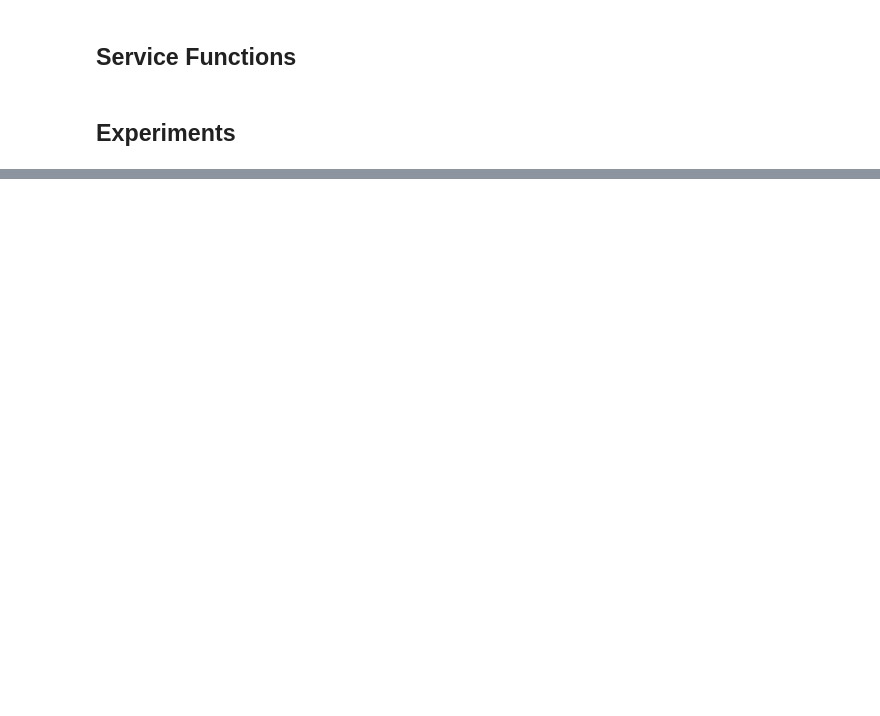
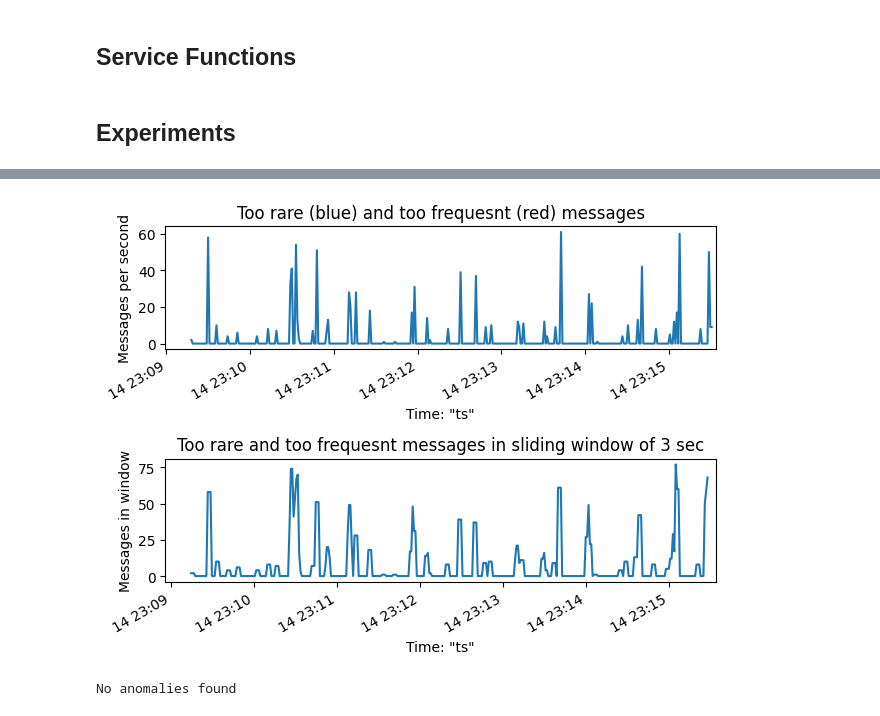
Before and after one commit to smartdeltanetrd/smartdelta-ml-research, a Jupyter notebook: usecase_c_anomaly_detection.ipynb, the cells around one changed output, grey strips where cells are left out. Cells and saved outputs as stored; diff of their text form; code cells hidden in the pictures; blank space fills up the shorter version.

```diff
--- a/usecase_c_anomaly_detection.ipynb
+++ b/usecase_c_anomaly_detection.ipynb
@@ -111,0 +216,19 @@ if len(too_freq_list) > 0:
+# %%
+def gen_data_and_report_result(noise):
+    msg_secs = np.cumsum(noise)
+    msg_times = [datetime.datetime.now() + datetime.timedelta(seconds=msg_sec) for msg_sec in msg_secs]
+
+    gen_logs_dict = []
+    for msg_time in msg_times:
+        gen_logs_dict.append({'data': None, 'ts': msg_time.strftime('%Y-%m-%dT%H:%M:%S.%fZ')})
+
+    report_anomalies(gen_logs_dict, 'ts', WIN_SIZE_SEC)
+# %%
+N_PTS = 1000
+# %%
+noise = np.random.normal(loc=-8*WIN_SIZE_SEC, scale=5*WIN_SIZE_SEC, size=N_PTS)
+noise[noise < 0] = 0
+gen_data_and_report_result(noise)
+# %% [output]
+[figure, added]
+No anomalies found
```
Also changed, not shown: parts of 12 cells of this notebook.
